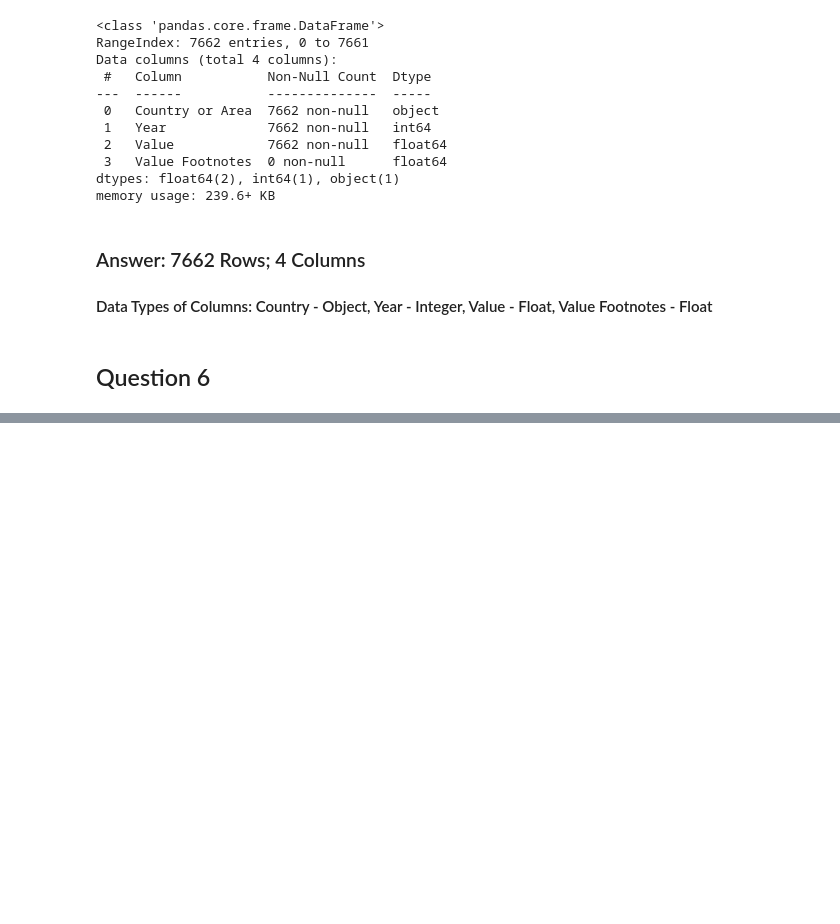
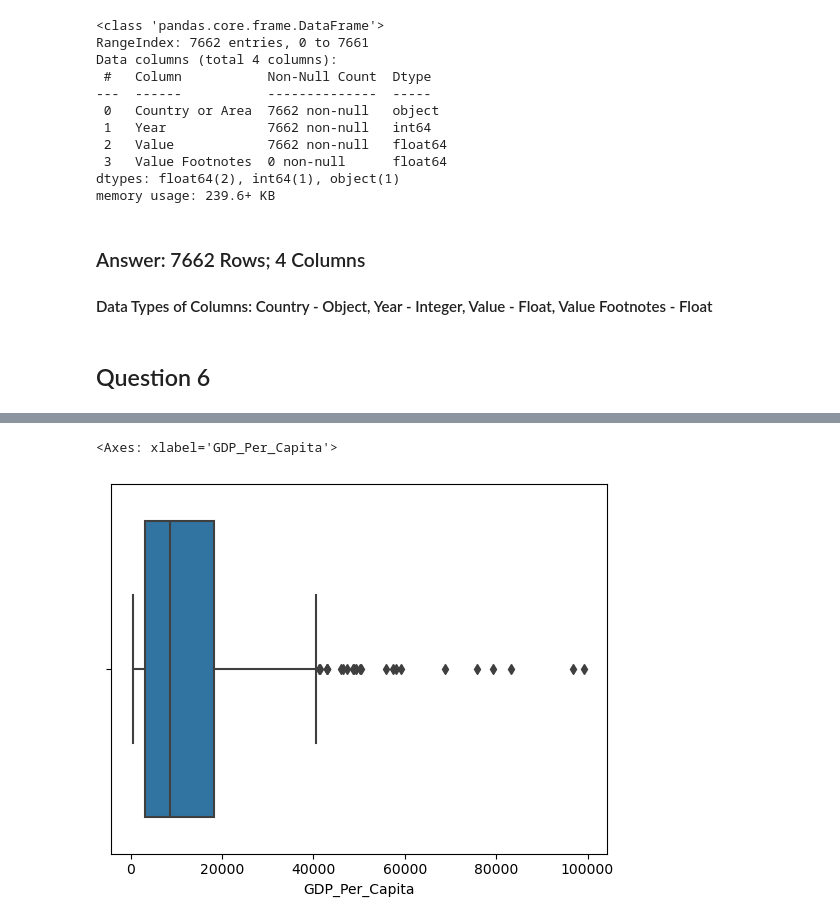
Before and after one commit to NSS-Data-Analytics-Cohort-11/undata-ngartley, a Jupyter notebook: notebook/UNData.ipynb, the cells around one changed output, grey strips where cells are left out. Saved outputs shown, nothing was run; the diff lists cells and outputs as text; code cells hidden in the pictures; blank space fills up the shorter version.

```diff
--- a/notebook/UNData.ipynb
+++ b/notebook/UNData.ipynb
@@ -89,0 +129,5 @@ Name: Country, Length: 242, dtype: int64
+# %%
+sns.boxplot(x=gdp_2000["GDP_Per_Capita"])
+# %% [output]
+<Axes: xlabel='GDP_Per_Capita'>
+[figure, added]
```
Also changed, not shown: parts of 47 cells of this notebook.
